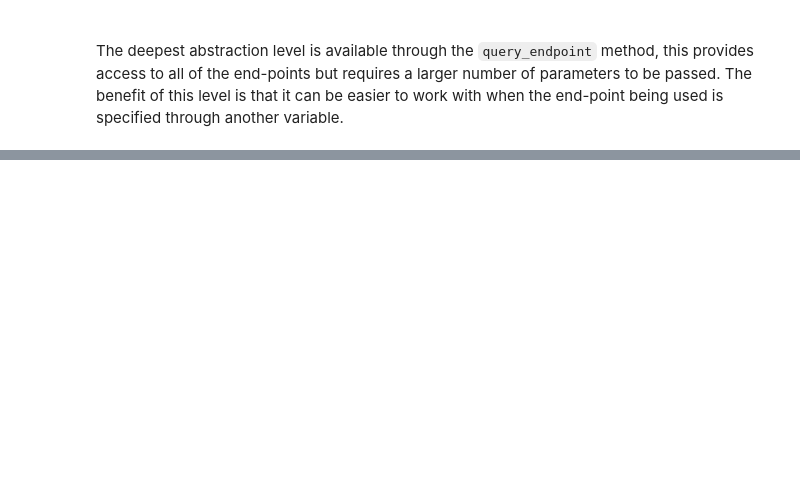
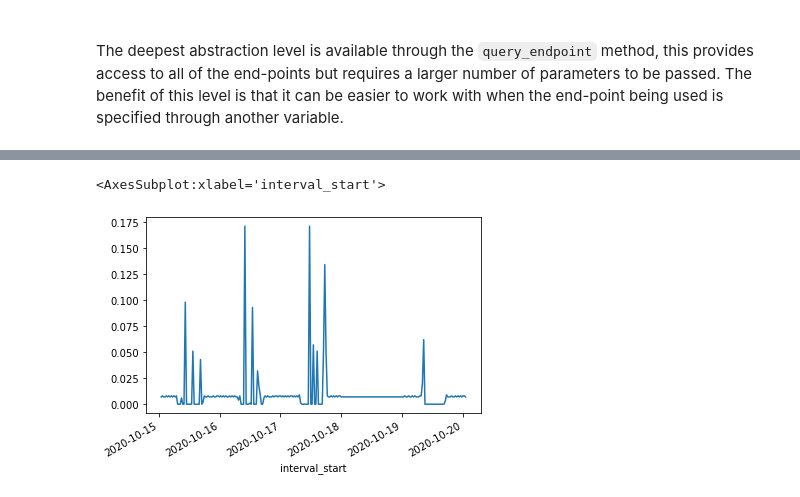
Before and after one commit to OSUKED/Octopy-Energy, a Jupyter notebook: usage_examples/00 - Quick Start.ipynb, the cells around one changed output, grey strips where cells are left out. Saved outputs shown, nothing was run; the diff lists cells and outputs as text; code cells hidden in the pictures; blank space fills up the shorter version.

```diff
--- a/usage_examples/00 - Quick Start.ipynb
+++ b/usage_examples/00 - Quick Start.ipynb
@@ -196,0 +221,8 @@ r.json()
+# %%
+s_elec_consumption = download_manager.create_elec_consumption_s(period_from='2020-10-15T00:00:00Z',
+                                                                period_to='2020-10-20T00:00:00Z')
+
+s_elec_consumption.plot()
+# %% [output]
+<AxesSubplot:xlabel='interval_start'>
+[figure, added]
```
Also changed, not shown: parts of 10 cells of this notebook, 7 other files.
